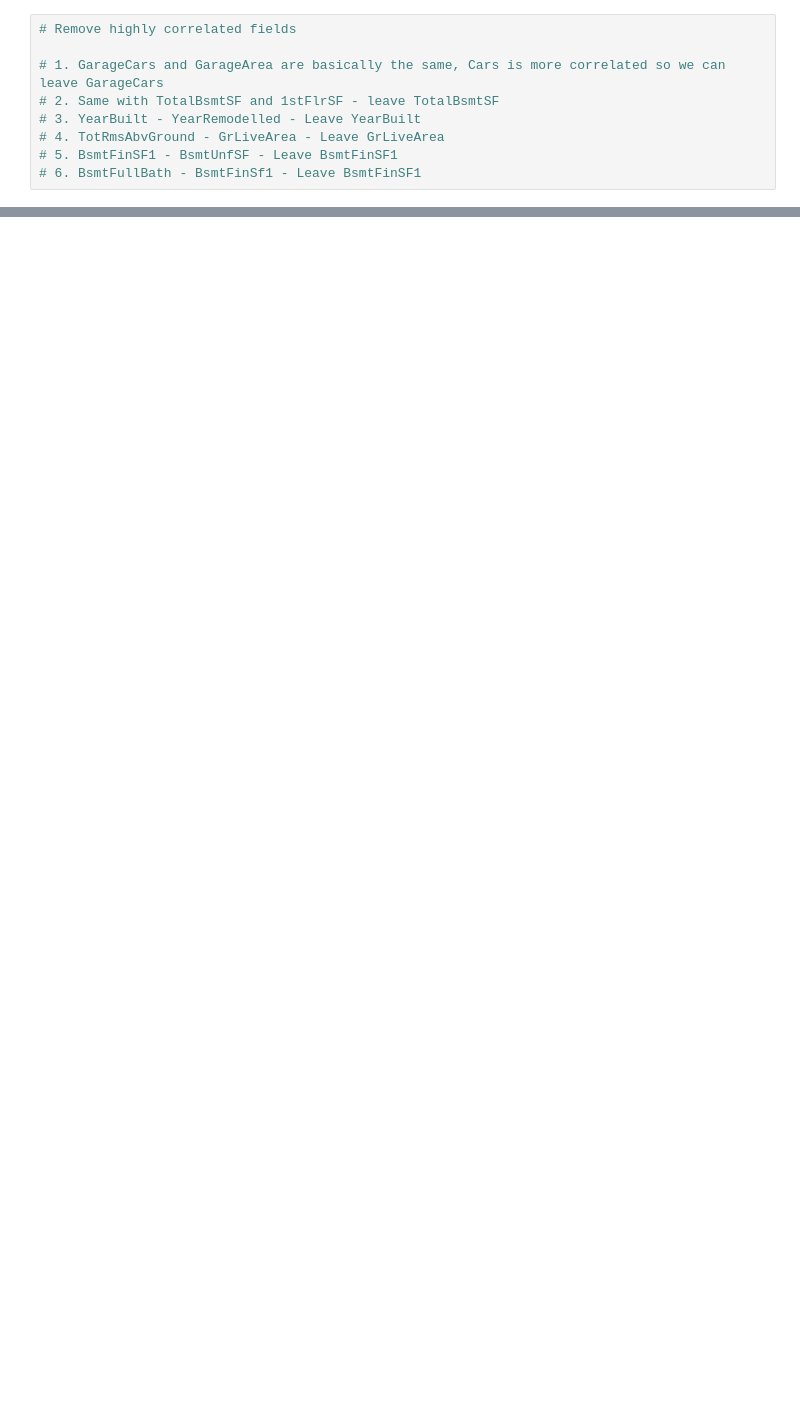
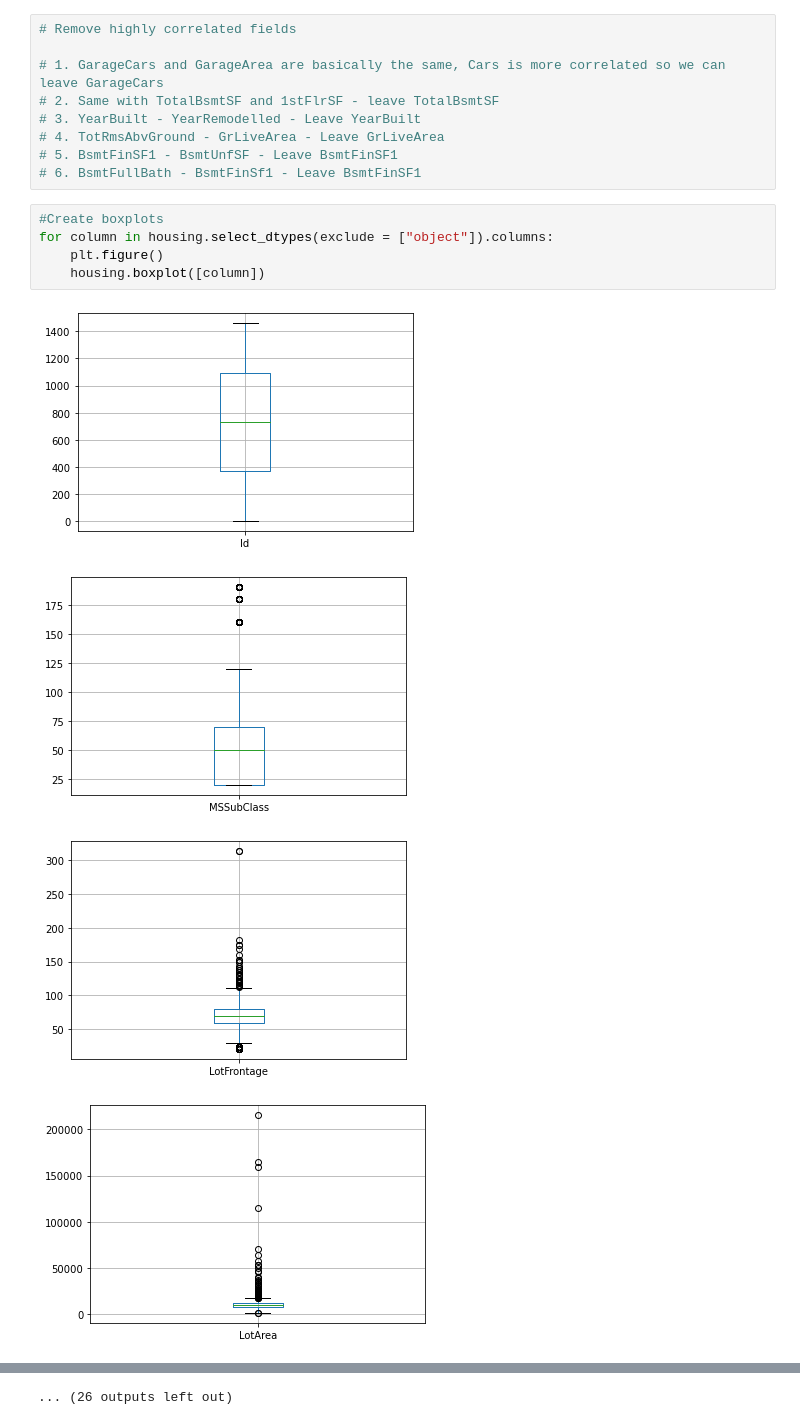
Before and after one commit to Nikalozj/House-Prices-Kaggle, a Jupyter notebook: Exploratory Data Analysis.ipynb, the cells around one changed output, grey strips where cells are left out. Drawn from its saved outputs; the diff is of its cells as text; blank space fills up the shorter version.

```diff
--- a/Exploratory Data Analysis.ipynb
+++ b/Exploratory Data Analysis.ipynb
@@ -214,3 +156,13 @@ sns.heatmap(housing.corr(), cmap='viridis', vmin = -0.8, vmax = 0.8 )
 # 4. TotRmsAbvGround - GrLiveArea - Leave GrLiveArea
 # 5. BsmtFinSF1 - BsmtUnfSF - Leave BsmtFinSF1
 # 6. BsmtFullBath - BsmtFinSf1 - Leave BsmtFinSF1
+# %%
+#Create boxplots
+for column in housing.select_dtypes(exclude = ["object"]).columns:
+    plt.figure()
+    housing.boxplot([column])
+# %% [output]
+[figure, added]
+[figure, added]
+[figure, added]
+[figure, added]
@@ -216,0 +177 @@ sns.heatmap(housing.corr(), cmap='viridis', vmin = -0.8, vmax = 0.8 )
+... (26 outputs left out)
```
Also changed, not shown: parts of 11 cells of this notebook, 1 other file.
